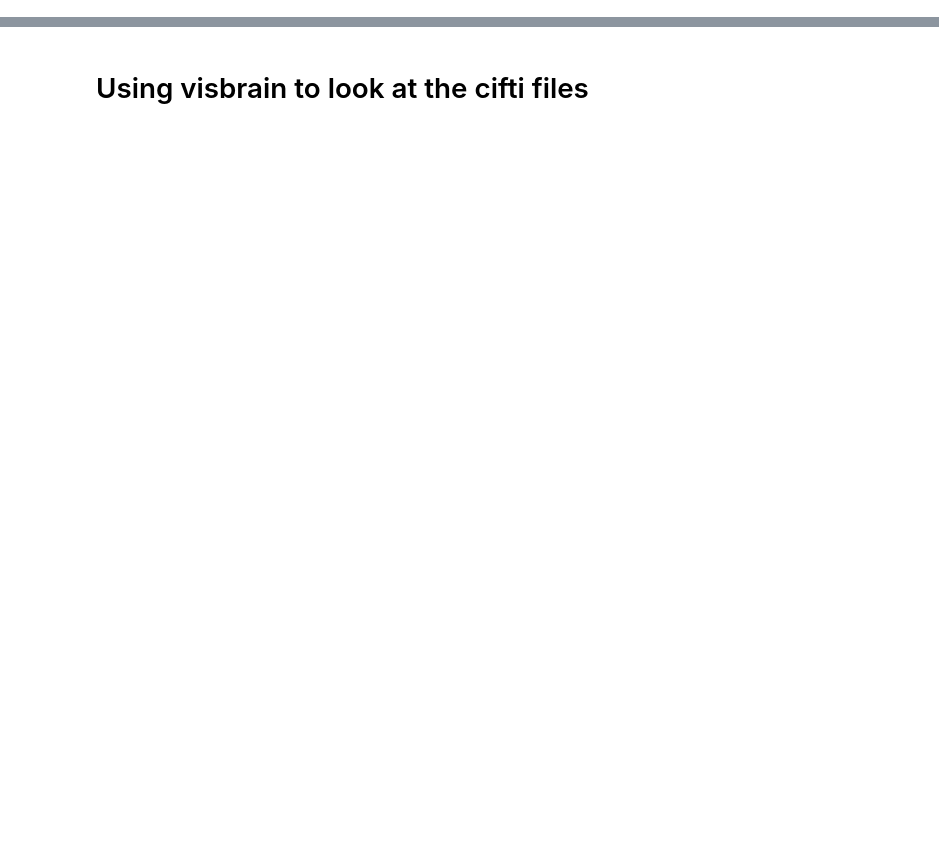
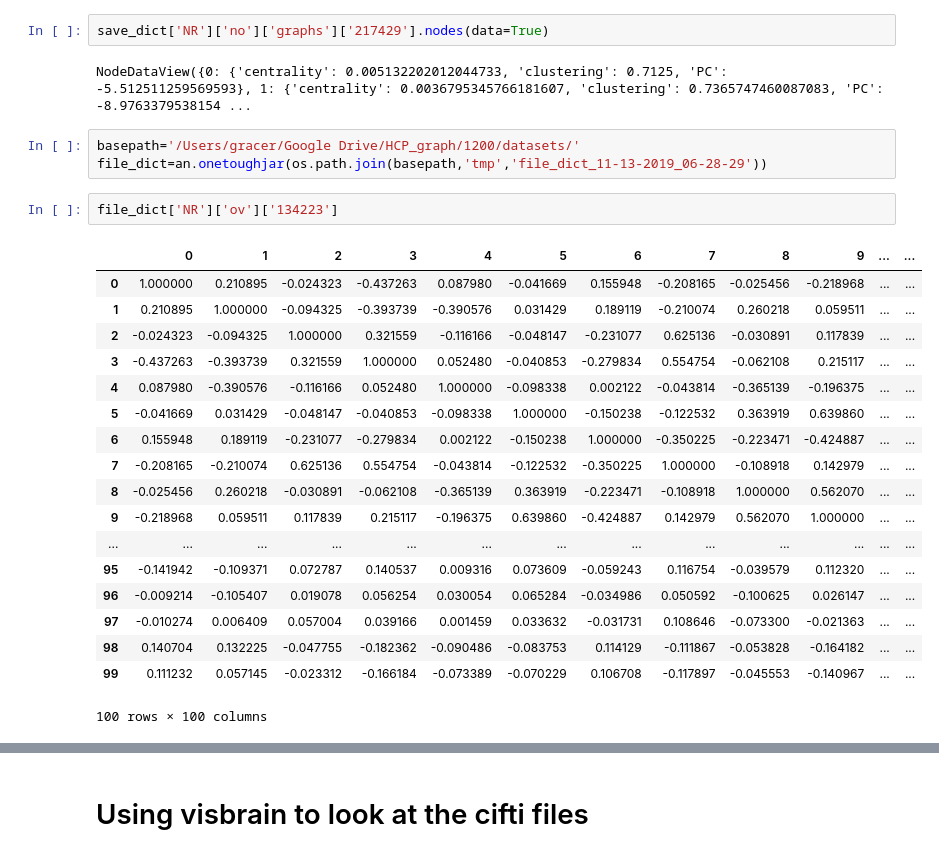
Before and after one commit to grace-shearrer/graph_analysis, a Jupyter notebook: Viz_book.ipynb, the cells around one changed output, grey strips where cells are left out. Drawn from its saved outputs; the diff is of its cells as text; blank space fills up the shorter version.

```diff
--- a/Viz_book.ipynb
+++ b/Viz_book.ipynb
@@ -42,0 +243,28 @@ an.module_fig(summary_dict['NR']['ob']['comm_graph'], 'Obese')
+# %%
+save_dict['NR']['no']['graphs']['217429'].nodes(data=True)
+# %% [output]
+NodeDataView({0: {'centrality': 0.005132202012044733, 'clustering': 0.7125, 'PC': -5.512511259569593}, 1: {'centrality': 0.0036795345766181607, 'clustering': 0.7365747460087083, 'PC': -8.9763379538154 ...
+# %%
+basepath='/Users/gracer/Google Drive/HCP_graph/1200/datasets/'
+file_dict=an.onetoughjar(os.path.join(basepath,'tmp','file_dict_11-13-2019_06-28-29'))
+# %%
+file_dict['NR']['ov']['134223']
+# %% [output]
+|  | 0 | 1 | 2 | 3 | 4 | 5 | 6 | 7 | 8 | 9 | ... | ... |
+| 0 | 1.000000 | 0.210895 | -0.024323 | -0.437263 | 0.087980 | -0.041669 | 0.155948 | -0.208165 | -0.025456 | -0.218968 | ... | ... |
+| 1 | 0.210895 | 1.000000 | -0.094325 | -0.393739 | -0.390576 | 0.031429 | 0.189119 | -0.210074 | 0.260218 | 0.059511 | ... | ... |
+| 2 | -0.024323 | -0.094325 | 1.000000 | 0.321559 | -0.116166 | -0.048147 | -0.231077 | 0.625136 | -0.030891 | 0.117839 | ... | ... |
+| 3 | -0.437263 | -0.393739 | 0.321559 | 1.000000 | 0.052480 | -0.040853 | -0.279834 | 0.554754 | -0.062108 | 0.215117 | ... | ... |
+| 4 | 0.087980 | -0.390576 | -0.116166 | 0.052480 | 1.000000 | -0.098338 | 0.002122 | -0.043814 | -0.365139 | -0.196375 | ... | ... |
+| 5 | -0.041669 | 0.031429 | -0.048147 | -0.040853 | -0.098338 | 1.000000 | -0.150238 | -0.122532 | 0.363919 | 0.639860 | ... | ... |
+| 6 | 0.155948 | 0.189119 | -0.231077 | -0.279834 | 0.002122 | -0.150238 | 1.000000 | -0.350225 | -0.223471 | -0.424887 | ... | ... |
+| 7 | -0.208165 | -0.210074 | 0.625136 | 0.554754 | -0.043814 | -0.122532 | -0.350225 | 1.000000 | -0.108918 | 0.142979 | ... | ... |
+| 8 | -0.025456 | 0.260218 | -0.030891 | -0.062108 | -0.365139 | 0.363919 | -0.223471 | -0.108918 | 1.000000 | 0.562070 | ... | ... |
+| 9 | -0.218968 | 0.059511 | 0.117839 | 0.215117 | -0.196375 | 0.639860 | -0.424887 | 0.142979 | 0.562070 | 1.000000 | ... | ... |
+| ... | ... | ... | ... | ... | ... | ... | ... | ... | ... | ... | ... | ... |
+| 95 | -0.141942 | -0.109371 | 0.072787 | 0.140537 | 0.009316 | 0.073609 | -0.059243 | 0.116754 | -0.039579 | 0.112320 | ... | ... |
+| 96 | -0.009214 | -0.105407 | 0.019078 | 0.056254 | 0.030054 | 0.065284 | -0.034986 | 0.050592 | -0.100625 | 0.026147 | ... | ... |
+| 97 | -0.010274 | 0.006409 | 0.057004 | 0.039166 | 0.001459 | 0.033632 | -0.031731 | 0.108646 | -0.073300 | -0.021363 | ... | ... |
+| 98 | 0.140704 | 0.132225 | -0.047755 | -0.182362 | -0.090486 | -0.083753 | 0.114129 | -0.111867 | -0.053828 | -0.164182 | ... | ... |
+| 99 | 0.111232 | 0.057145 | -0.023312 | -0.166184 | -0.073389 | -0.070229 | 0.106708 | -0.117897 | -0.045553 | -0.140967 | ... | ... |
+100 rows × 100 columns
```
Also changed, not shown: parts of 22 cells of this notebook, 3 other files.
